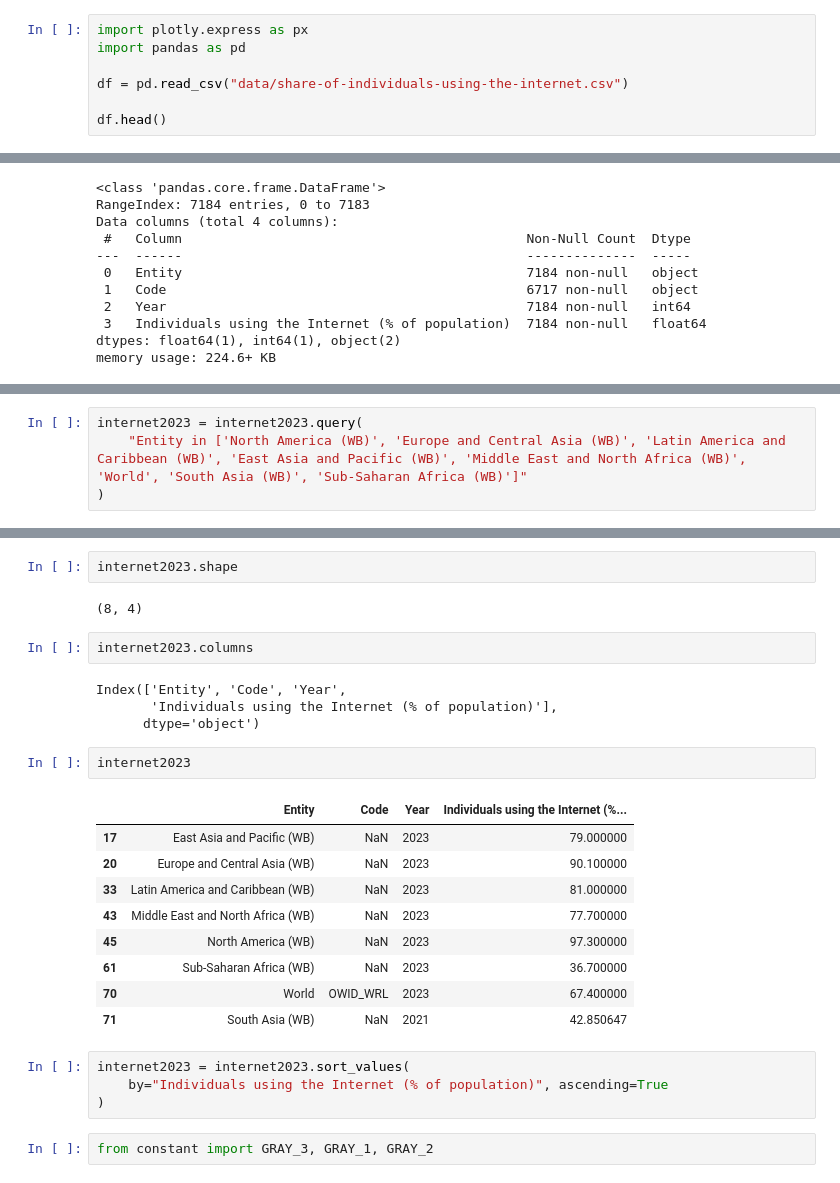
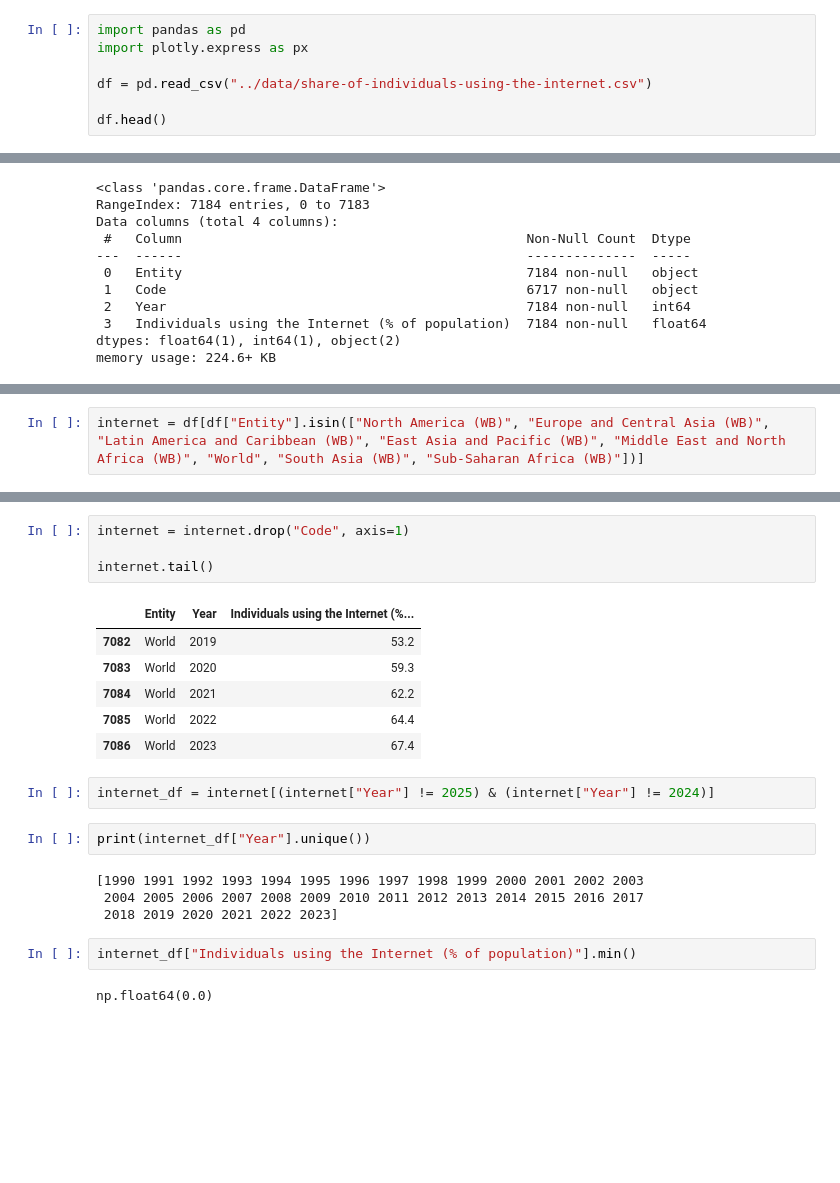
Before and after one commit to MarcusArdenstedt/data_visualization_Marcus_Ericsson_DE24, a Jupyter notebook: exercises/exercise_2/ex_1/ex_1.ipynb, the cells around one changed output, grey strips where cells are left out. Drawn from its saved outputs; the diff is of its cells as text; blank space fills up the shorter version.

```diff
--- a/exercises/exercise_2/ex_0.ipynb
+++ b/exercises/exercise_2/ex_1/ex_1.ipynb
@@ -11,10 +9,10 @@ This visualization comes from [ourworldindata](https://ourworldindata.org/techno
 
 &nbsp; b) Apply storytelling principles to improve this visualization. You can make several variations if you want to tell different stories.
 # %%
+import pandas as pd
 import plotly.express as px
-import pandas as pd
 
-df = pd.read_csv("data/share-of-individuals-using-the-internet.csv")
+df = pd.read_csv("../data/share-of-individuals-using-the-internet.csv")
 
 df.head()
 # %% [output]
@@ -53,4 +43,2 @@ internet2023 = pd.concat([internet2023, df_south_asia_2021], ignore_index=True)
 # %%
-internet2023 = internet2023.query(
-    "Entity in ['North America (WB)', 'Europe and Central Asia (WB)', 'Latin America and Caribbean (WB)', 'East Asia and Pacific (WB)', 'Middle East and North Africa (WB)', 'World', 'South Asia (WB)', 'Sub-Saharan Africa (WB)']"
-)
+internet = df[df["Entity"].isin(["North America (WB)", "Europe and Central Asia (WB)", "Latin America and Caribbean (WB)", "East Asia and Pacific (WB)", "Middle East and North Africa (WB)", "World", "South Asia (WB)", "Sub-Saharan Africa (WB)"])]
@@ -71,28 +45,23 @@ memory usage: 320.0+ bytes
-# %%
-internet2023.shape
-# %% [output]
-(8, 4)
-# %%
-internet2023.columns
-# %% [output]
-Index(['Entity', 'Code', 'Year',
-       'Individuals using the Internet (% of population)'],
-      dtype='object')
-# %%
-internet2023
-# %% [output]
-|  | Entity | Code | Year | Individuals using the Internet (%... |
-| 17 | East Asia and Pacific (WB) | NaN | 2023 | 79.000000 |
-| 20 | Europe and Central Asia (WB) | NaN | 2023 | 90.100000 |
-| 33 | Latin America and Caribbean (WB) | NaN | 2023 | 81.000000 |
-| 43 | Middle East and North Africa (WB) | NaN | 2023 | 77.700000 |
-| 45 | North America (WB) | NaN | 2023 | 97.300000 |
-| 61 | Sub-Saharan Africa (WB) | NaN | 2023 | 36.700000 |
-| 70 | World | OWID_WRL | 2023 | 67.400000 |
-| 71 | South Asia (WB) | NaN | 2021 | 42.850647 |
+# %%
+internet = internet.drop("Code", axis=1)
+
+internet.tail()
+# %% [output]
+|  | Entity | Year | Individuals using the Internet (%... |
+| 7082 | World | 2019 | 53.2 |
+| 7083 | World | 2020 | 59.3 |
+| 7084 | World | 2021 | 62.2 |
+| 7085 | World | 2022 | 64.4 |
+| 7086 | World | 2023 | 67.4 |
+# %%
+internet_df = internet[(internet["Year"] != 2025) & (internet["Year"] != 2024)]
+# %%
+print(internet_df["Year"].unique())
+# %% [output]
+[1990 1991 1992 1993 1994 1995 1996 1997 1998 1999 2000 2001 2002 2003
+ 2004 2005 2006 2007 2008 2009 2010 2011 2012 2013 2014 2015 2016 2017
+ 2018 2019 2020 2021 2022 2023]
 # %%
-internet2023 = internet2023.sort_values(
-    by="Individuals using the Internet (% of population)", ascending=True
-)
+internet_df["Individuals using the Internet (% of population)"].min()
+# %% [output]
+np.float64(0.0)
-# %%
-from constant import GRAY_3, GRAY_1, GRAY_2
```
Also changed, not shown: parts of 12 cells of this notebook, 46 other files.
